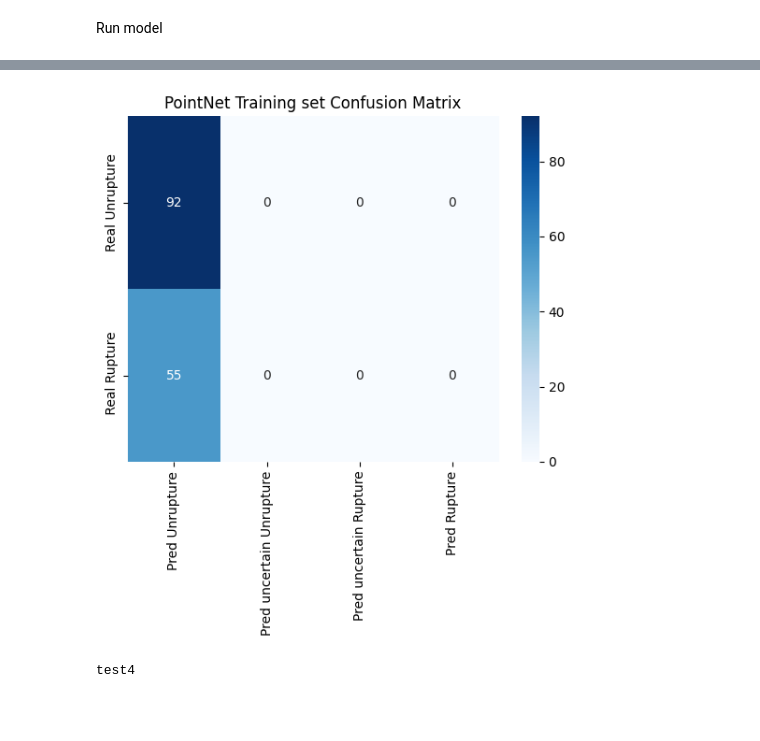
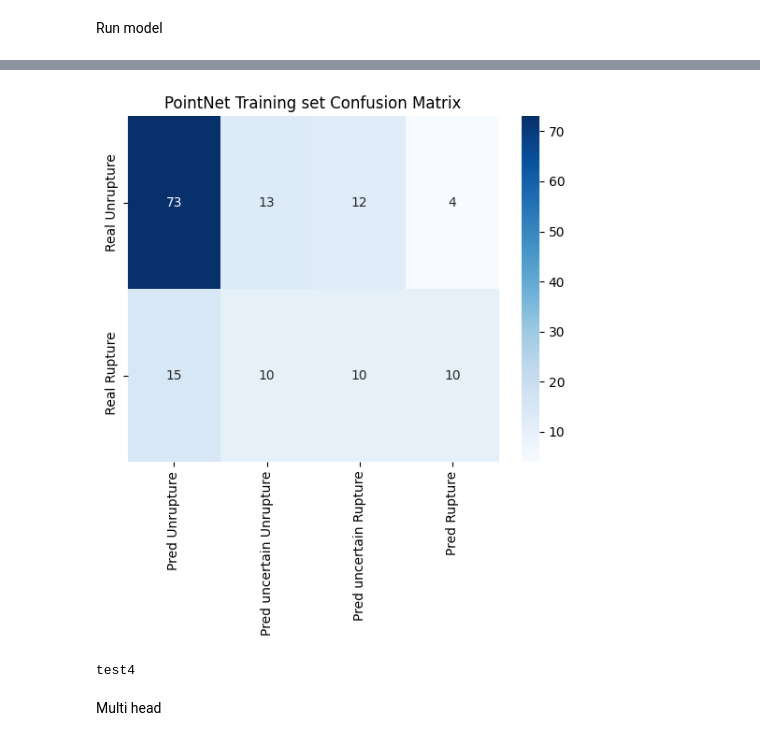
Before and after one commit to eulershadow/Wenjie_Zhang_Msc_project, a Jupyter notebook: code/Point_net_dome.ipynb, the cells around one changed output, grey strips where cells are left out. Drawn from its saved outputs; the diff is of its cells as text; code cells hidden in the pictures; blank space fills up the shorter version.

```diff
--- a/code/Point_net_dome.ipynb
+++ b/code/Point_net_dome.ipynb
@@ -577,7 +581,7 @@ class PointNet(nn.Module):
 
         self.bn1 = nn.BatchNorm1d(512)
         self.bn2 = nn.BatchNorm1d(256)
-        self.dropout = nn.Dropout(p=0.2)
+        self.dropout = nn.Dropout(p=0.3)
         self.logsoftmax = nn.LogSoftmax(dim=1)
 
         self.optimizer = optim.SGD(self.parameters(), lr=0.001, momentum=0.9)
@@ -589,7 +593,7 @@ class PointNet(nn.Module):
     def forward(self, input):
         xb, matrix3x3, matrix64x64 = self.transform(input)
         xb = F.relu(self.bn1(self.fc1(xb)))
-        xb = F.relu(self.bn2(self.dropout(self.fc2(xb))))
+        xb = F.relu(self.bn2(self.fc2(xb)))
         output = self.fc3(xb)
         return self.logsoftmax(output)
 
@@ -657,6 +661,7 @@ def run_model_get(train_loader_input,vaild_loader_input,nepochs, modelnet,result
     saveCkpt = results_path + filename
     statsrec = np.zeros((4,nepochs))
     modelnet = modelnet.to(device)
+    max_atst = 0
     for epoch in range(nepochs):  # loop over the dataset multiple times
         correct = 0          # number of examples predicted correctly (for accuracy)
         total = 0            # number of examples
@@ -702,6 +707,11 @@ def run_model_get(train_loader_input,vaild_loader_input,nepochs, modelnet,result
         statsrec[:,epoch] = (ltrn, atrn, ltst, atst)
         print(f"epoch: {epoch} training loss: {ltrn: .3f} training accuracy: {atrn: .1%}  test loss: {ltst: .3f} test accuracy: {atst: .1%}")
 
+        if atst > max_atst:
+            model_path = "pointnet_dome_lr0.0001_" + str(epoch) + "epoch_test.pth"
+            torch.save(modelnet.state_dict(), model_path)
+            max_atst = atst
+
     # save network parameters, losses and accuracy
     torch.save({"state_dict": modelnet.state_dict(), "stats": statsrec}, saveCkpt)
 
@@ -712,10 +722,10 @@ def save_model(net,model_path):
     return True
 
 def load_model(net,model_path):
-    net_copy = copy.deepcopy(net)
+    #net_copy = copy.deepcopy(net)
     model_path = model_path
-    net_copy.load_state_dict(torch.load(model_path))
-    return net_copy
+    net.load_state_dict(torch.load(model_path))
+    return net
 
 def show_graph(path,device):
     data = torch.load(path, map_location=device) # by doing map_location=device, you can use trained model on GPU --> to test on CPU
@@ -791,19 +801,21 @@ torch.save(pointnet.state_dict(), model_path)
 from sklearn.metrics import confusion_matrix
 import seaborn as sns
 import functions as fun
-
+pointnet_copy = PointNet(classes=2)
+model_path = "./Ckp_point/pointnet_dome_lr0.0001_39epoch_test.pth"
+load_model(pointnet_copy,model_path)
 def dim4_cm (real, pred,pred_result):
 
     cm = [[0,0,0,0],[0,0,0,0]]
     for i in range(len(pred)):
         pos = 0
-        if float(pred[i]) < 0.5 and pred_result == 0:
+        if float(pred[i]) < 0.6 and pred_result[i] == 0:
             pos = 1
-        elif float(pred[i]) >= 0.5 and pred_result == 0:
+        elif float(pred[i]) >= 0.6 and pred_result[i] == 0:
             pos = 0
-        if float(pred[i]) < 0.5 and pred_result == 1:
+        if float(pred[i]) < 0.6 and pred_result[i] == 1:
             pos = 2
-        elif float(pred[i]) >= 0.5 and pred_result == 1:
+        elif float(pred[i]) >= 0.6 and pred_result[i] == 1:
             pos = 3
 
 
@@ -817,41 +829,41 @@ def dim4_cm (real, pred,pred_result):
 y_true = []
 y_pred = []
 y_pred_result = []
-pointnet = pointnet.to("cpu")
+pointnet_copy = pointnet_copy.to("cpu")
 with torch.no_grad():
     for inputs_v,_,labels in valid_loader:
         inputs_v = inputs_v.to(torch.float32)
         inputs_v = inputs_v.squeeze(1).permute(0, 2, 1)
         labels = labels.to(torch.long)
-        outputs = pointnet.forward(inputs_v)
+        outputs = pointnet_copy.forward(inputs_v)
 
         #print(torch.exp(outputs))
 
         outputs_value = (torch.max(torch.exp(outputs), 1)[0]).data.cpu().numpy()
         outputs_result = (torch.max(torch.exp(outputs), 1)[1]).data.cpu().numpy()
 
 
         #print(outputs)
         y_pred.extend(outputs_value)
         y_pred_result.extend(outputs_result)
 
         labels = labels.data.cpu().numpy()
         y_true.extend(labels)
 
 
 cm = dim4_cm(y_true, y_pred,y_pred_result)
 sns.heatmap(cm, annot=True, fmt='d', cmap='Blues', xticklabels=["Pred Unrupture","Pred uncertain Unrupture","Pred uncertain Rupture","Pred Rupture"], yticklabels=["Real Unrupture"," Real Rupture"])
 #fun.show_pred_cm(cm,y_true)
 # classes = ["Unrupture","Rupture"]
 # cf_matrix = confusion_matrix(y_true, y_pred)
 # plt.figure(figsize=(10, 8))
 # sns.heatmap(cf_matrix, annot=True, fmt="d", cmap="Blues", xticklabels=classes, yticklabels=classes,annot_kws={"size": 9})
 # plt.xlabel("Predicted Labels")
 # plt.ylabel("True Labels")
 plt.title("PointNet Training set Confusion Matrix")
 plt.show()
 # %% [output]
-[figure, old version]
+[figure, new version]
 # %%
 import functions
 functions.test()
@@ -859,3 +871,5 @@ functions.test()
 test4
 # %%
 #Train use 3d model use Pointnet
+# %% [markdown]
+Multi head
```
Also changed, not shown: parts of 9 cells of this notebook, 35 other files.
